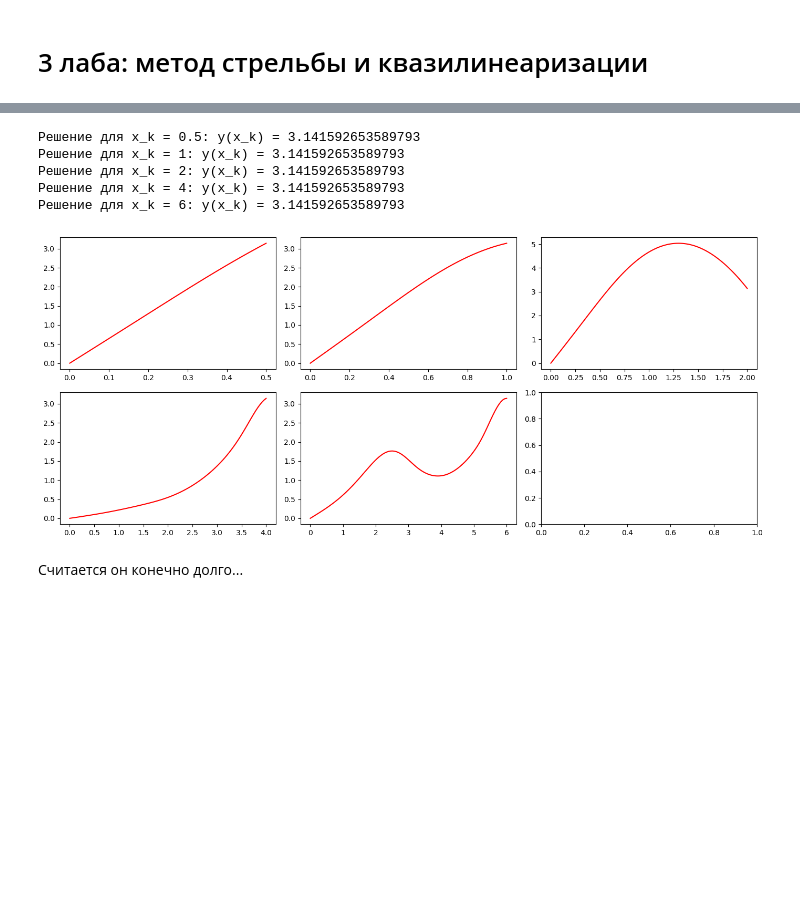
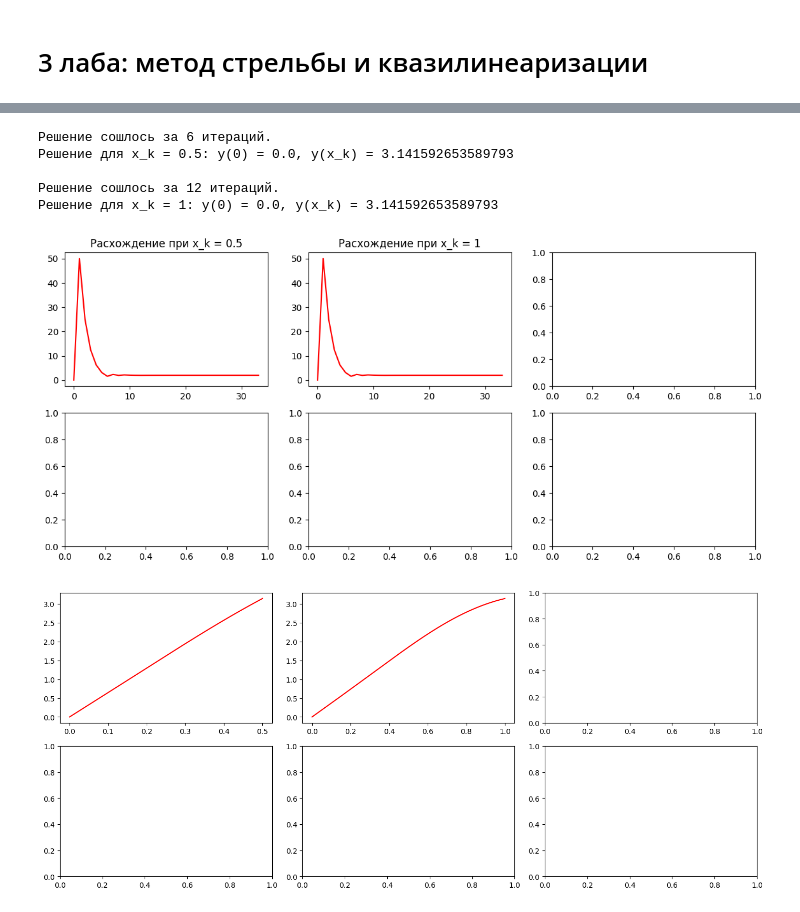
Before and after one commit to alexzhelyapov1/computational_mathematics, a Jupyter notebook: 3.ipynb, the cells around one changed output, grey strips where cells are left out. Drawn from its saved outputs; the diff is of its cells as text; code cells hidden in the pictures; blank space fills up the shorter version.

```diff
--- a/3.ipynb
+++ b/3.ipynb
@@ -97,9 +147,10 @@ import matplotlib.pyplot as plt
 from scipy.sparse import csc_matrix
 from scipy.sparse.linalg import spsolve
 
-def quasilinearization_method(x_k, y_a, y_b, N=100, epsilon=1e-6, max_iter=100000):
+def quasilinearization_method(x_k, y_a, y_b, N=1000, epsilon=1e-6, max_iter=100000):
     x = np.linspace(0, x_k, N + 1)
     h = x[1] - x[0]
+    diff_values = []
 
     # Начальное приближение
     y = np.linspace(y_a, y_b, N + 1)
@@ -127,47 +178,65 @@ def quasilinearization_method(x_k, y_a, y_b, N=100, epsilon=1e-6, max_iter=10000
 
 
         y_new = spsolve(csc_matrix(A), b)
-        if np.max(np.abs(y_new - y)) < epsilon:
+        diff = np.max(np.abs(y_new - y))
+        diff_values.append(diff)
+
+        if diff < epsilon:
+            print(f"Решение сошлось за {j+1} итераций.")
             break
 
         y = y_new
 
-    return x, y
+    if diff_values[-1] >= epsilon:
+        print(f"WARNING! Решение не сошлось за {max_iter} итераций.")
+
+    # Для красивого вывода:
+    for i in range(len(y)):
+        if np.abs(y[i]) < 1e-8:
+            y[i] = 0.0
+
+    return x, y, diff_values
 
 
 # x_k = 0.5 # Конечное значение x
 y_a = 0 # Граничное условие y(0)
 y_b = np.pi # Граничное условие y(x_k)
 
 
-x_k = [0.5, 1, 2, 4, 6]
+# x_k = [0.5, 1, 2, 4, 6]
+x_k = [0.5, 1]
 
 fig, ax = plt.subplots(2, 3, figsize=(14, 6))
-# fig1, bx = plt.subplots(2, 3, figsize=(14, 6))
+fig1, bx = plt.subplots(2, 3, figsize=(14, 6))
 
 for i in range(len(x_k)):
-    x, y = quasilinearization_method(x_k[i], y_a, y_b)
-    print(f"Решение для x_k = {x_k[i]}: y(x_k) = {y[-1]}")
+    x, y, diff_vlues = quasilinearization_method(x_k[i], y_a, y_b)
+    print(f"Решение для x_k = {x_k[i]}: y(0) = {y[0]}, y(x_k) = {y[-1]}\n")
 
 
-    ax[i // 3, i % 3].plot(x, y, marker='', color='red')
-    # ax[i // 3, i % 3].set_title("Поиск z при z_k = " + str(x_k[i]))
+    ax[i // 3, i % 3].plot([i for i in range(len(z_values))], z_values, marker='', color='red')
+    ax[i // 3, i % 3].set_title("Расхождение при x_k = " + str(x_k[i]))
+
+    bx[i // 3, i % 3].plot(x, y, marker='', color='red')
+
+
+
+    # ax[i // 3, i % 3].plot([i for i in range(len(z_values))], z_values, marker='o', color='red')
 
     # t_values = np.linspace(0, x_k[i], 100)
     # y_values = sol.sol(t_values)[0]
     # bx[i // 3, i % 3].plot(t_values, y_values, marker='', color='red')
     # ax[i // 3, i % 3].set_title("y(t) при z_k = " + str(x_k[i]))
     # bx[i // 3, i % 3].set_xlabel('t')
     # bx[i // 3, i % 3].set_ylabel('y(t)')
 
 plt.tight_layout()
 plt.show()
 # %% [output]
-Решение для x_k = 0.5: y(x_k) = 3.141592653589793
-Решение для x_k = 1: y(x_k) = 3.141592653589793
-Решение для x_k = 2: y(x_k) = 3.141592653589793
-Решение для x_k = 4: y(x_k) = 3.141592653589793
-Решение для x_k = 6: y(x_k) = 3.141592653589793
+Решение сошлось за 6 итераций.
+Решение для x_k = 0.5: y(0) = 0.0, y(x_k) = 3.141592653589793
+
+Решение сошлось за 12 итераций.
+Решение для x_k = 1: y(0) = 0.0, y(x_k) = 3.141592653589793
-[figure, old version]
+[figure, new version]
+[figure, added]
-# %% [markdown]
-Считается он конечно долго...
```
Also changed, not shown: parts of 5 cells of this notebook.
